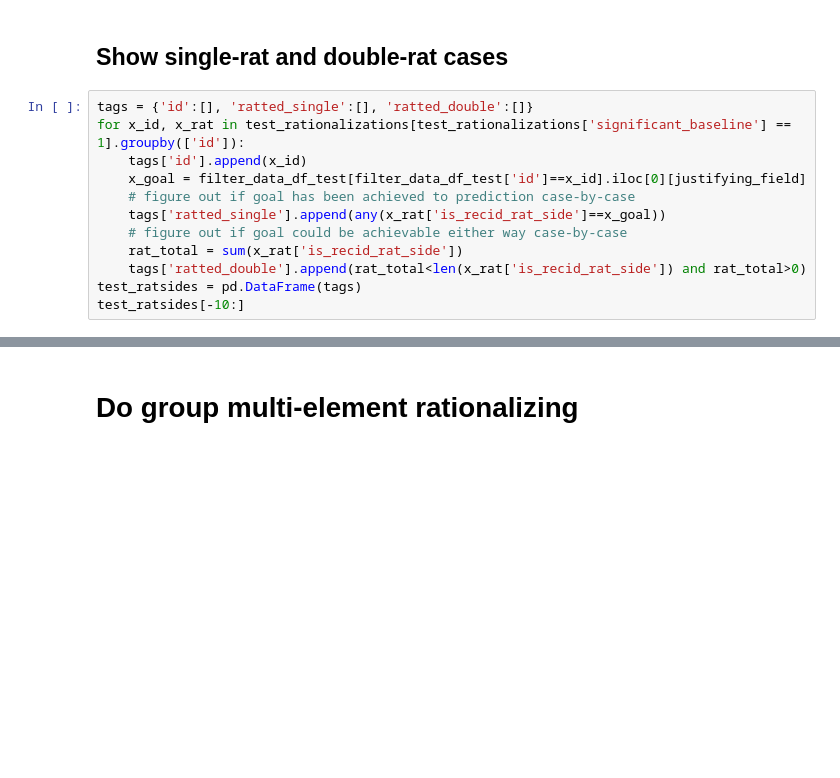
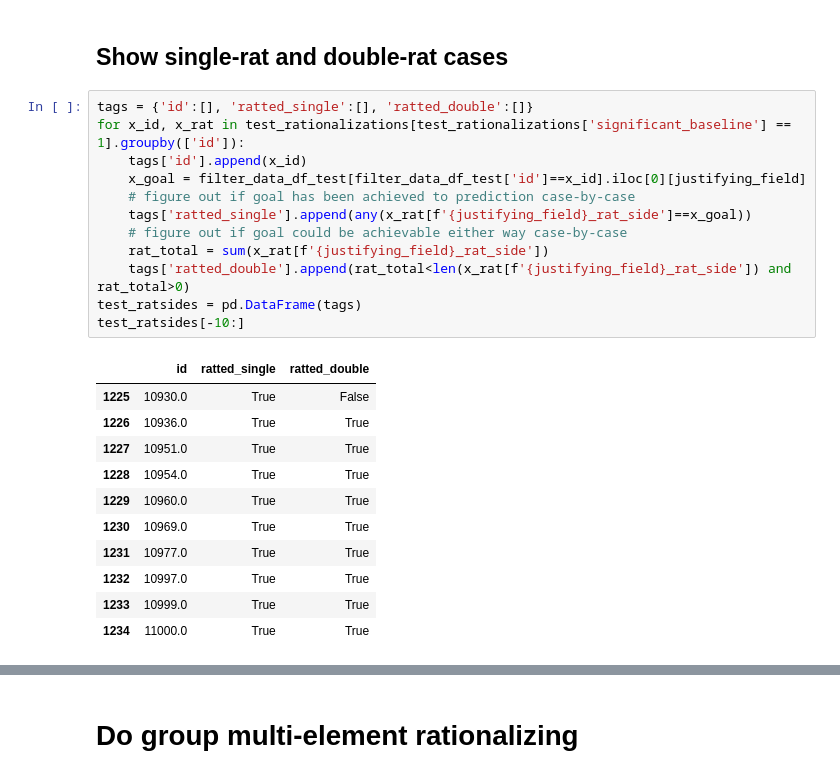
Before and after one commit to cephcyn/malicious_justif, a Jupyter notebook: expl_rat.ipynb, the cells around one changed output, grey strips where cells are left out. Saved outputs shown, nothing was run; the diff lists cells and outputs as text; blank space fills up the shorter version.

```diff
--- a/expl_rat.ipynb
+++ b/expl_rat.ipynb
@@ -316,15 +387,27 @@ plt.show()
 # %%
 tags = {'id':[], 'ratted_single':[], 'ratted_double':[]}
 for x_id, x_rat in test_rationalizations[test_rationalizations['significant_baseline'] == 1].groupby(['id']):
     tags['id'].append(x_id)
     x_goal = filter_data_df_test[filter_data_df_test['id']==x_id].iloc[0][justifying_field]
     # figure out if goal has been achieved to prediction case-by-case
-    tags['ratted_single'].append(any(x_rat['is_recid_rat_side']==x_goal))
+    tags['ratted_single'].append(any(x_rat[f'{justifying_field}_rat_side']==x_goal))
     # figure out if goal could be achievable either way case-by-case
-    rat_total = sum(x_rat['is_recid_rat_side'])
-    tags['ratted_double'].append(rat_total<len(x_rat['is_recid_rat_side']) and rat_total>0)
+    rat_total = sum(x_rat[f'{justifying_field}_rat_side'])
+    tags['ratted_double'].append(rat_total<len(x_rat[f'{justifying_field}_rat_side']) and rat_total>0)
 test_ratsides = pd.DataFrame(tags)
 test_ratsides[-10:]
+# %% [output]
+|  | id | ratted_single | ratted_double |
+| 1225 | 10930.0 | True | False |
+| 1226 | 10936.0 | True | True |
+| 1227 | 10951.0 | True | True |
+| 1228 | 10954.0 | True | True |
+| 1229 | 10960.0 | True | True |
+| 1230 | 10969.0 | True | True |
+| 1231 | 10977.0 | True | True |
+| 1232 | 10997.0 | True | True |
+| 1233 | 10999.0 | True | True |
+| 1234 | 11000.0 | True | True |
 # %%
 print('successful rat single', sum(test_ratsides['ratted_single'])/len(test_ratsides))
 print('successful rat double', sum(test_ratsides['ratted_double'])/len(test_ratsides))
```
Also changed, not shown: parts of 16 cells of this notebook.
